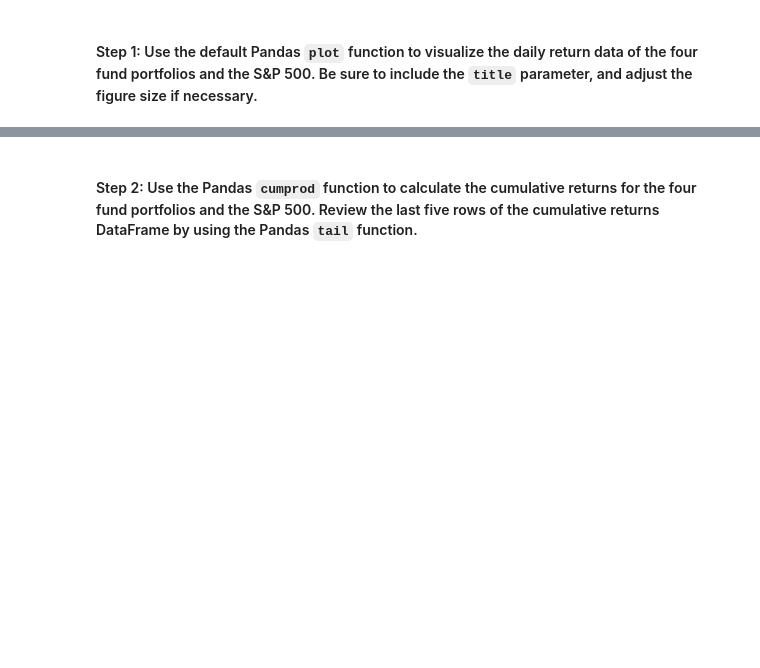
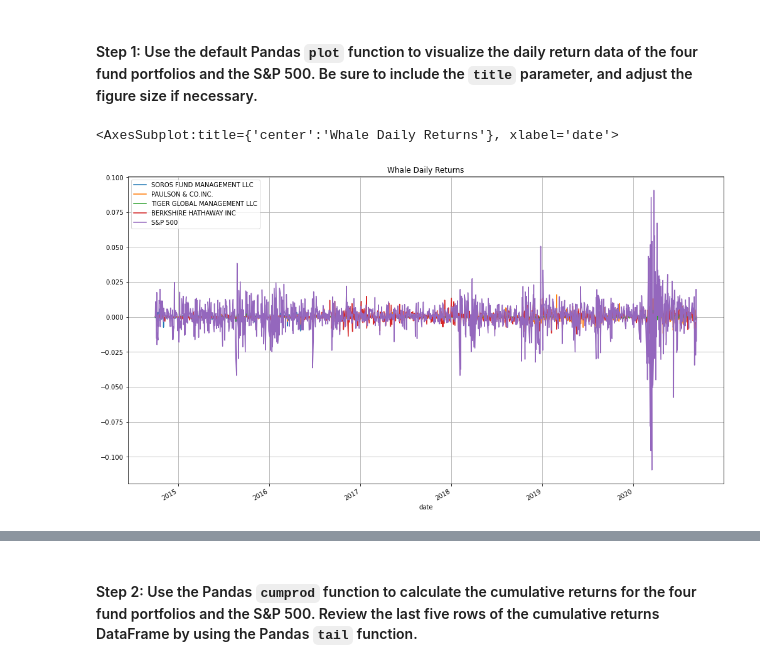
Before and after one commit to scottslusher/Whale-Analysis-Challenge, a Jupyter notebook: risk_return_analysis.ipynb, the cells around one changed output, grey strips where cells are left out. Cells and saved outputs as stored; diff of their text form; code cells hidden in the pictures; blank space fills up the shorter version.

Commit message:
Quant Analysis > Analyze the Performance: complete

```diff
--- a/risk_return_analysis.ipynb
+++ b/risk_return_analysis.ipynb
@@ -158,0 +157,7 @@ Analyze the data to determine if any of the portfolios outperform the broader st
+# %%
+# Here is the default Pandas plot function for visulalizing the data.
+whale_daily_return.plot(figsize=(17,10), title='Whale Daily Returns', grid=True)
+# In my opinion this was not an easy visual to interperate, so I used the next cell to break each whale into their own chart for better analysis
+# %% [output]
+<AxesSubplot:title={'center':'Whale Daily Returns'}, xlabel='date'>
+[figure, added]
```
Also changed, not shown: parts of 6 cells of this notebook.
